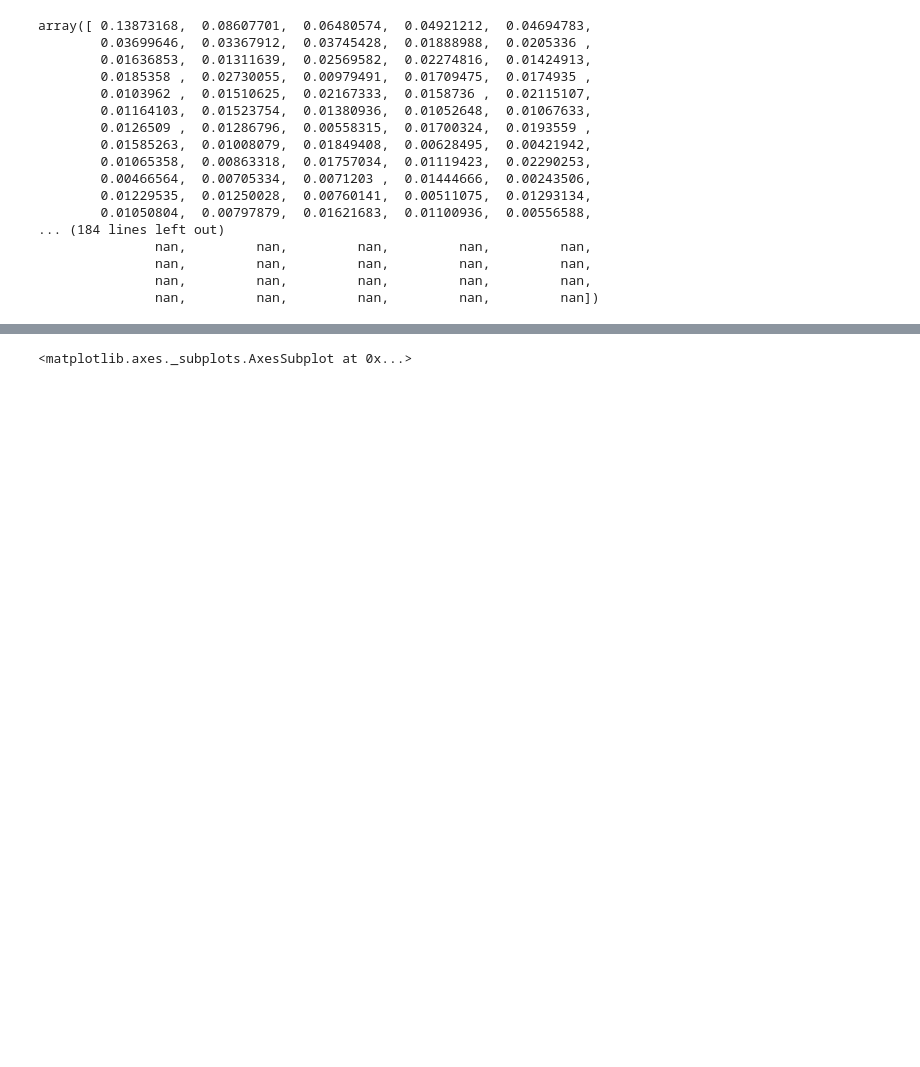
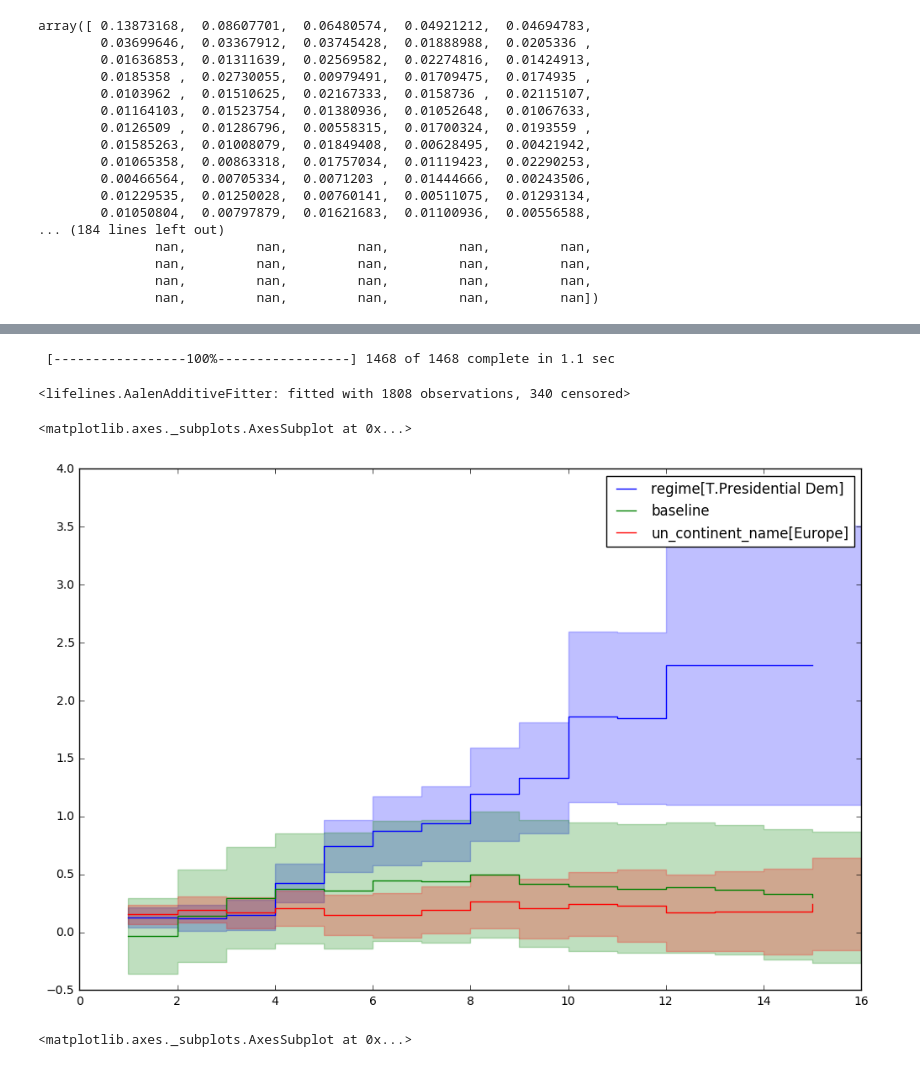
Before and after one commit to jlorince/MusicForaging, a Jupyter notebook: notebooks/Coherency-Maximzing.ipynb, the cells around one changed output, grey strips where cells are left out. Cells and saved outputs as stored; diff of their text form; code cells hidden in the pictures; blank space fills up the shorter version.

```diff
--- a/notebooks/Coherency-Maximzing.ipynb
+++ b/notebooks/Coherency-Maximzing.ipynb
@@ -131,3 +126,14 @@ np.full(1000,np.nan).shape
+# %%
+from lifelines import AalenAdditiveFitter
+aaf = AalenAdditiveFitter(coef_penalizer=1.0, fit_intercept=True)
+data = lifelines.datasets.load_dd()
+import patsy
+# the '-1' term
+# refers to not adding an intercept column (a column of all 1s).
+# It can be added to the Fitter class.
+X = patsy.dmatrix('un_continent_name + regime + start_year -1', data, return_type='dataframe')
+X['T'] = data['duration']
+X['E'] = data['observed']
 # %%
 result = np.zeros((1000,100),dtype=float)
 for rep in tq(range(1000)):
@@ -175,3 +154,14 @@ df['exploit_streak'] = exploit_streak[:-1]
+# %%
+aaf.fit(X, 'T', event_col='E')
+# %% [output]
+ [-----------------100%-----------------] 1468 of 1468 complete in 1.1 sec
+<lifelines.AalenAdditiveFitter: fitted with 1808 observations, 340 censored>
+# %%
+fig,ax = plt.subplots(1,1,figsize=(12,8))
+aaf.plot( columns=[ 'regime[T.Presidential Dem]', 'baseline', 'un_continent_name[Europe]' ], ix=slice(1,15), ax=ax)
+# %% [output]
+<matplotlib.axes._subplots.AxesSubplot at 0x...>
+[figure, added]
 # %%
 exploit_streak = [np.nan]
 streak = 0
```
Also changed, not shown: parts of 22 cells of this notebook, 5 other files.
